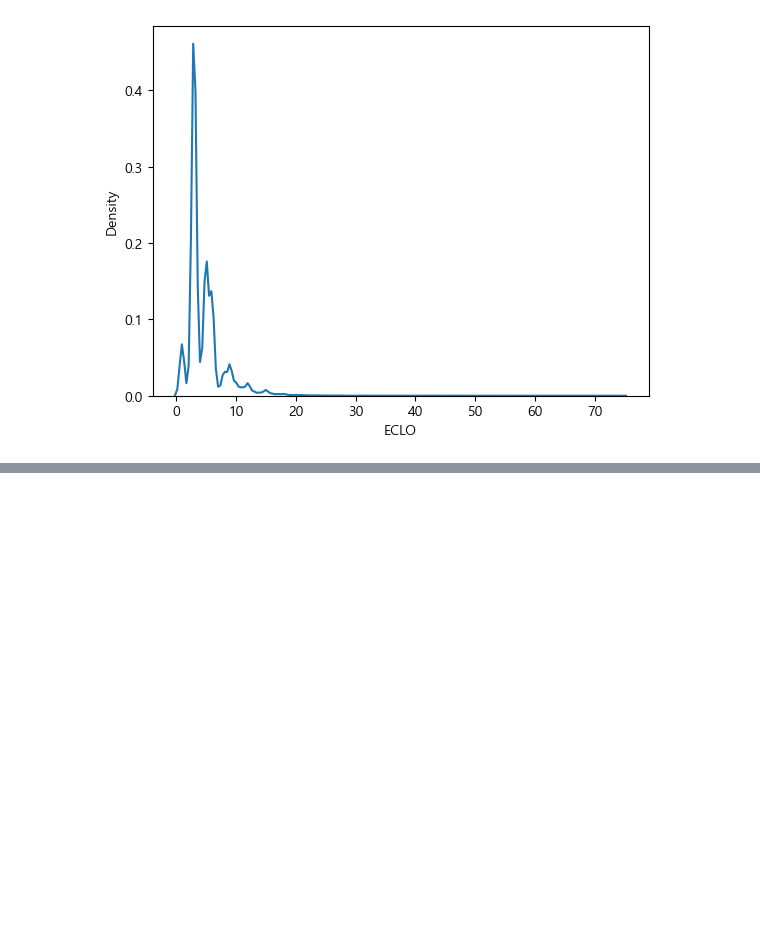
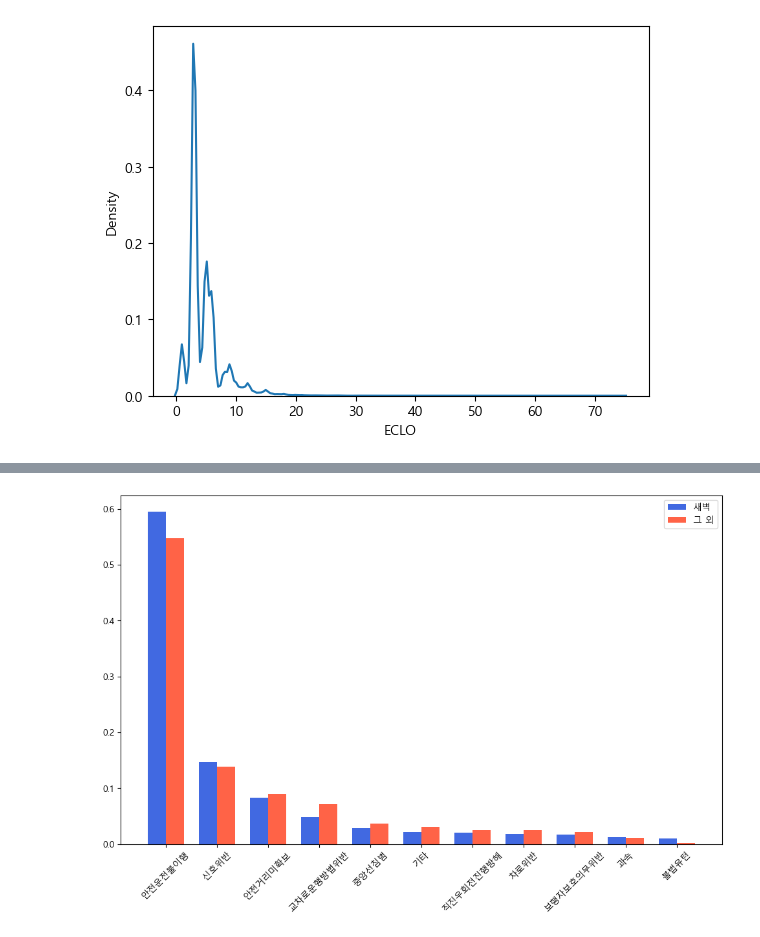
Before and after one commit to Boostcamp-AI-Tech-Recsys-team2/Prediction-of-Traffic-Accident-Victims-in-Daegu, a Jupyter notebook: EDA/EDA_CYH.ipynb, the cells around one changed output, grey strips where cells are left out. Cells and saved outputs as stored; diff of their text form; code cells hidden in the pictures; blank space fills up the shorter version.

```diff
--- a/EDA/EDA_CYH.ipynb
+++ b/EDA/EDA_CYH.ipynb
@@ -292,0 +152,29 @@ train_df['피해운전자 연령_cat'] = pd.cut(train_df['피해운전자 연령
+# %%
+temp = train_df.groupby(['새벽','법규위반']).size().to_frame('count')
+temp['prop'] = temp/ temp.groupby(level=0).sum()
+temp = temp.reset_index().sort_values('prop', ascending=False)
+# %%
+
+fig, ax = plt.subplots(1, 1, figsize=(12, 7))
+
+temp1 = temp[temp['새벽'] == '새벽']
+idx = np.arange(len(temp1['법규위반']))
+width=0.35
+
+ax.bar(idx-width/2, temp1['prop'],
+       color='royalblue',
+       width=width, label = '새벽')
+
+temp2 = temp[temp['새벽'] == '그 외']
+ax.bar(idx+width/2, temp2['prop'],
+       color='tomato',
+       width=width, label = '그 외')
+
+ax.legend()
+ax.set_xticks(idx)
+ax.set_xticklabels(temp1['법규위반'])
+ax.tick_params(axis='x', rotation=45)
+
+plt.show()
+# %% [output]
+[figure, added]
```
Also changed, not shown: parts of 58 cells of this notebook.
